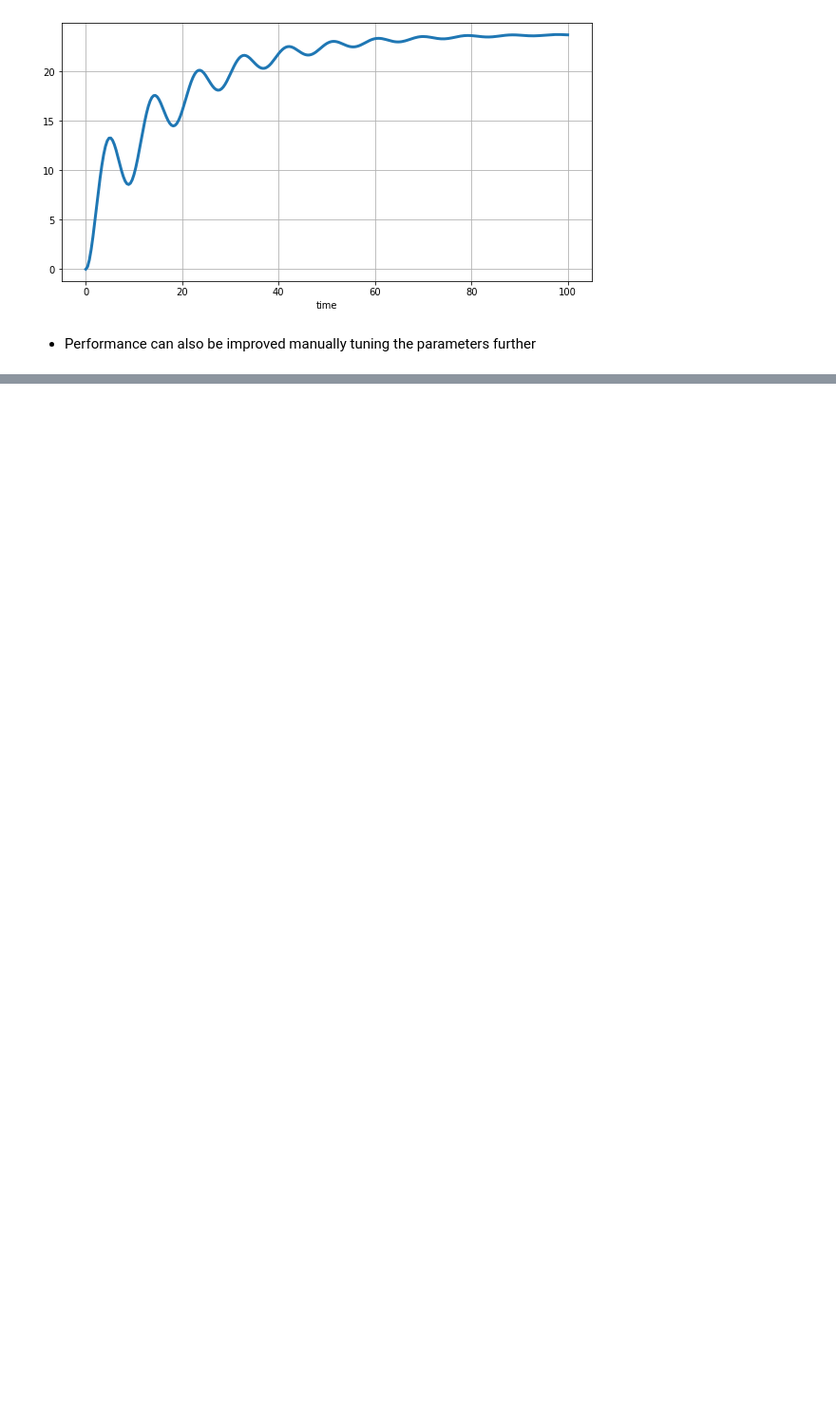
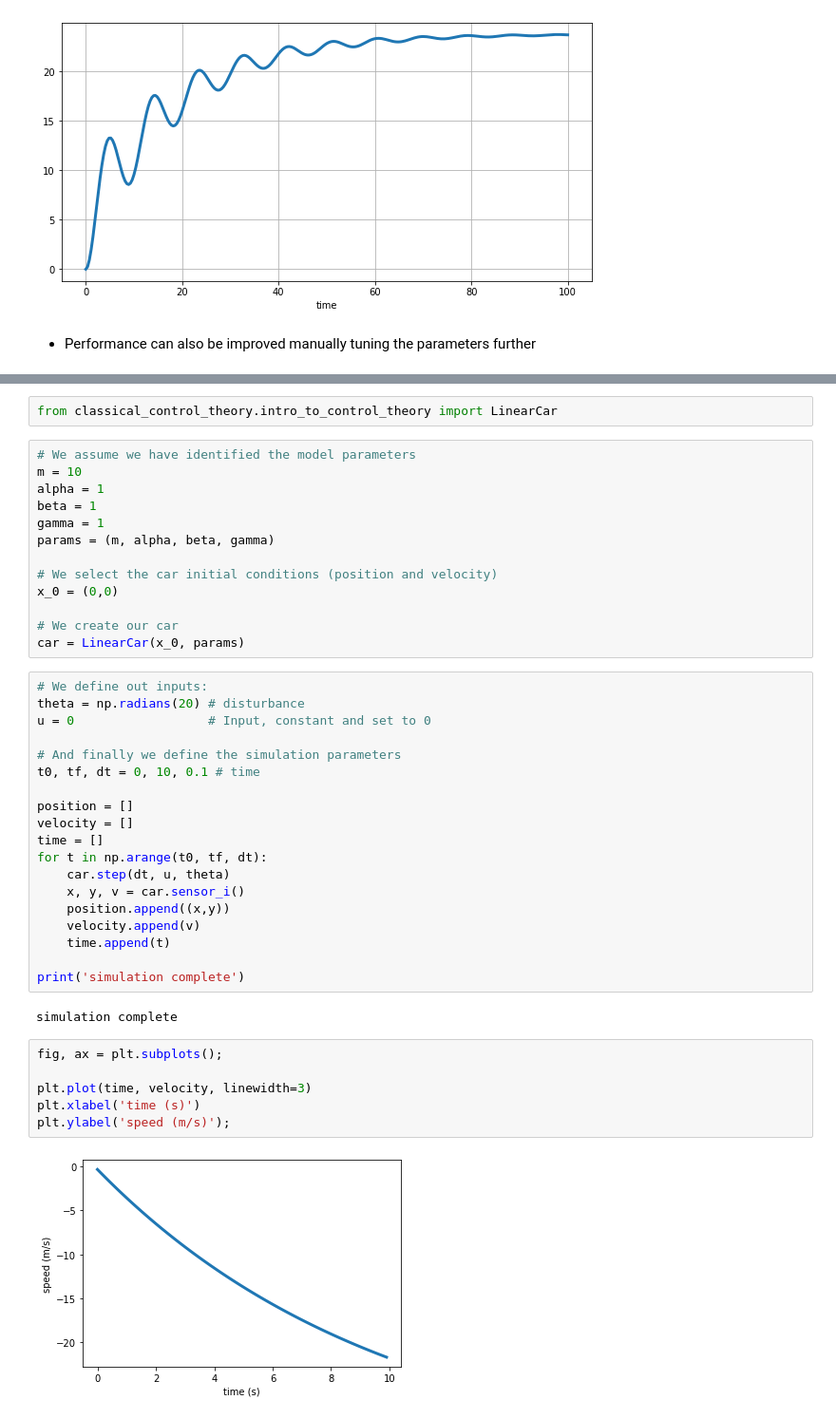
Before and after one commit to andreamunafo/classical_control_theory, a Jupyter notebook: 16_PID_Control.ipynb, the cells around one changed output, grey strips where cells are left out. Shown: that part at 95% size. Cells and saved outputs as stored; diff of their text form; blank space fills up the shorter version.

Commit message:
Add 6_PID_Control.ipynb

```diff
--- a/16_PID_Control.ipynb
+++ b/16_PID_Control.ipynb
@@ -435,0 +524,44 @@ $$
+# %%
+from classical_control_theory.intro_to_control_theory import LinearCar
+# %%
+# We assume we have identified the model parameters
+m = 10
+alpha = 1
+beta = 1
+gamma = 1
+params = (m, alpha, beta, gamma)
+
+# We select the car initial conditions (position and velocity)
+x_0 = (0,0)
+
+# We create our car
+car = LinearCar(x_0, params)
+# %%
+# We define out inputs:
+theta = np.radians(20) # disturbance
+u = 0                  # Input, constant and set to 0
+
+# And finally we define the simulation parameters
+t0, tf, dt = 0, 10, 0.1 # time
+
+position = []
+velocity = []
+time = []
+for t in np.arange(t0, tf, dt):
+    car.step(dt, u, theta)
+    x, y, v = car.sensor_i()
+    position.append((x,y))
+    velocity.append(v)
+    time.append(t)
+
+print('simulation complete')
+# %% [output]
+simulation complete
+# %%
+fig, ax = plt.subplots();
+
+plt.plot(time, velocity, linewidth=3)
+plt.xlabel('time (s)')
+plt.ylabel('speed (m/s)');
+# %% [output]
+[figure, added]
```
Also changed, not shown: parts of 76 cells of this notebook.
